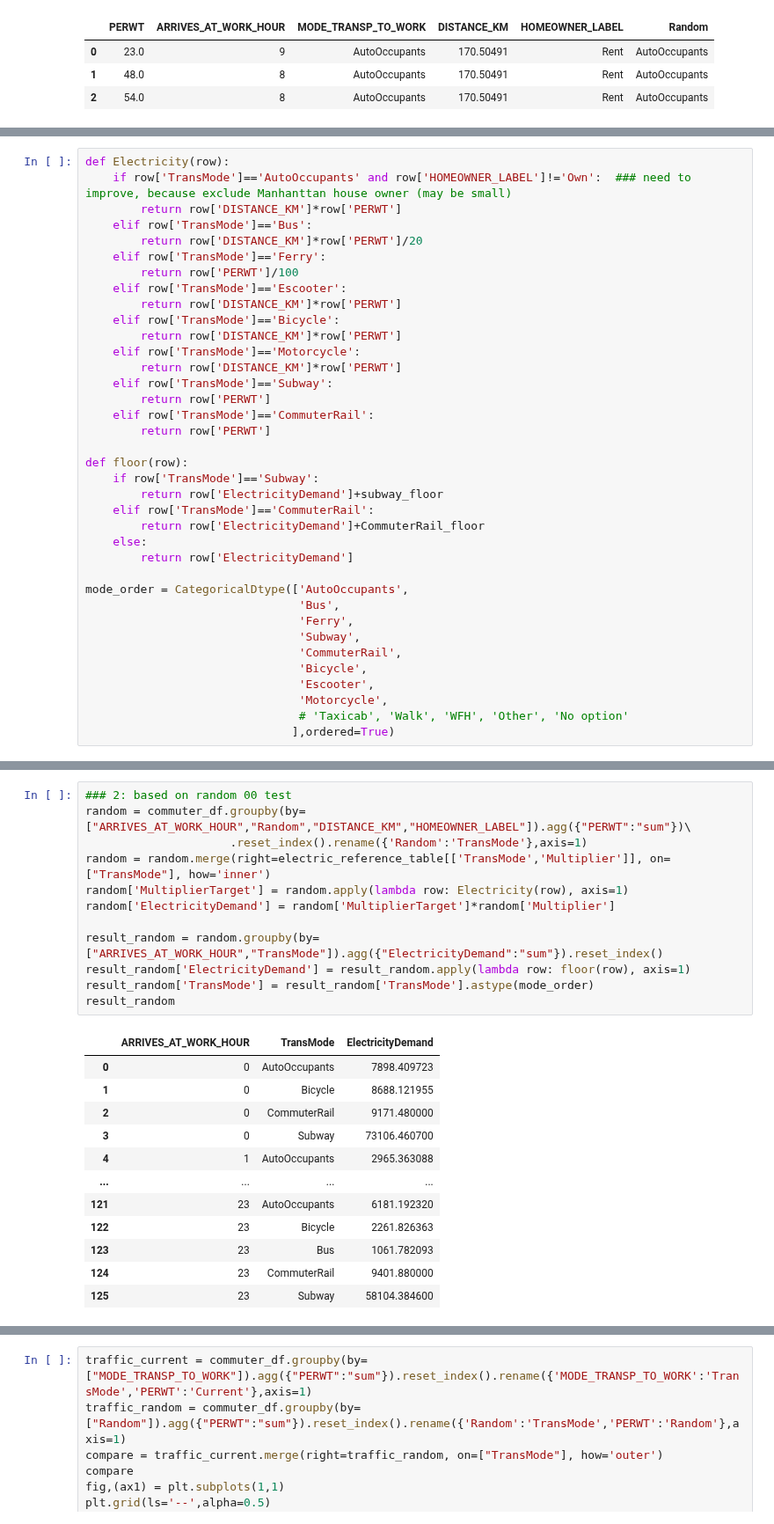
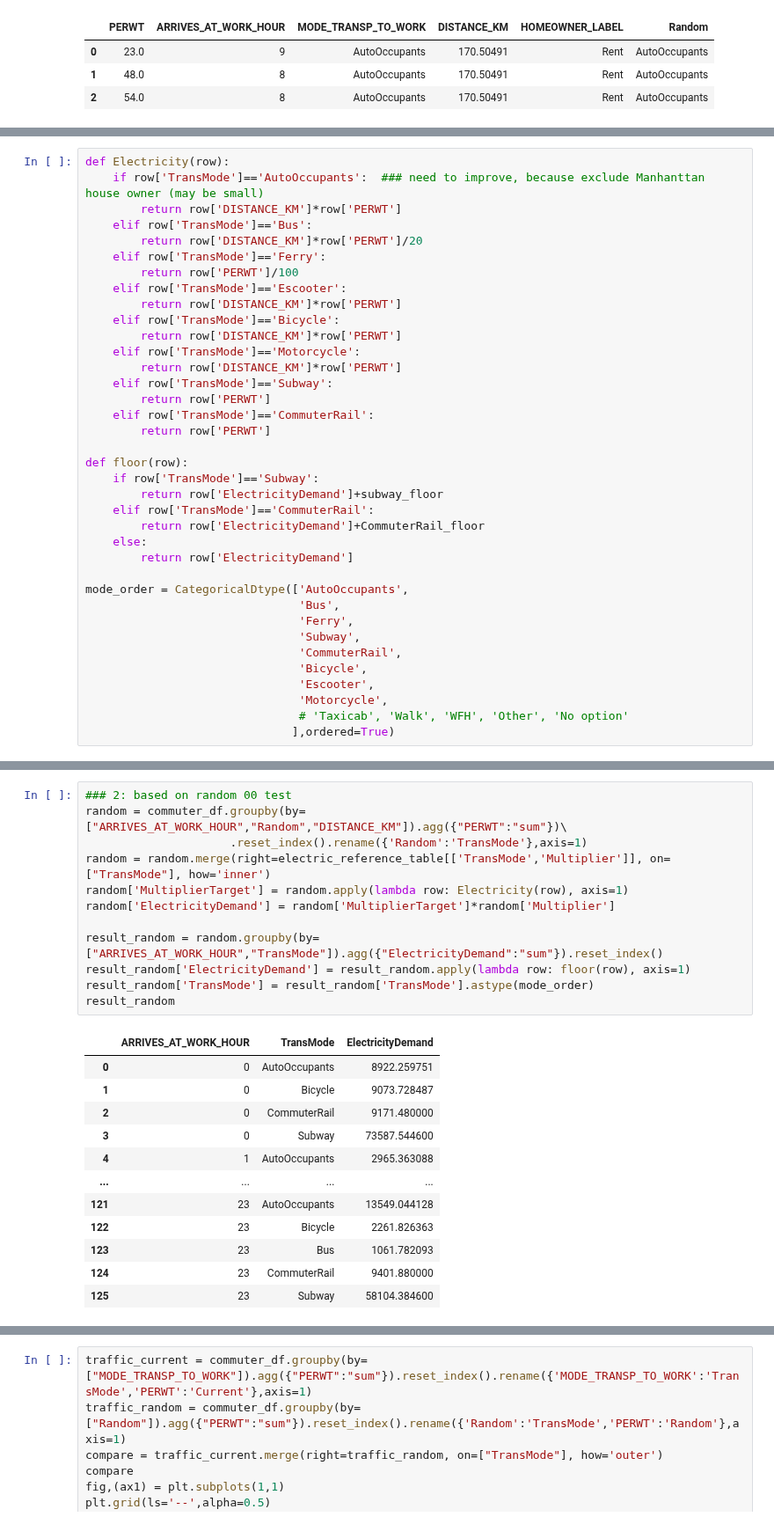
Before and after one commit to BNewborn/mobility-electrification, a Jupyter notebook: 04_ElectricalInfrastructureModel/01_tmp_model_micro.ipynb, the cells around one changed output, grey strips where cells are left out. Shown at 88% size. Cells and saved outputs as stored; diff of their text form.

```diff
--- a/04_ElectricalInfrastructureModel/01_tmp_model_micro.ipynb
+++ b/04_ElectricalInfrastructureModel/01_tmp_model_micro.ipynb
@@ -55,7 +55,7 @@ electric_reference_table
 | 7 | CommuterRail | 9147.0 | 0.240000 | kwh | Number of Commuters | PERWT | PERWT |
 # %%
 def Electricity(row):
-    if row['TransMode']=='AutoOccupants' and row['HOMEOWNER_LABEL']!='Own':  ### need to improve, because exclude Manhanttan house owner (may be small)
+    if row['TransMode']=='AutoOccupants':  ### need to improve, because exclude Manhanttan house owner (may be small)
         return row['DISTANCE_KM']*row['PERWT']
     elif row['TransMode']=='Bus':
         return row['DISTANCE_KM']*row['PERWT']/20
@@ -133,25 +133,25 @@ result_current
 124 rows × 3 columns
 # %%
 ### 2: based on random 00 test
-random = commuter_df.groupby(by=["ARRIVES_AT_WORK_HOUR","Random","DISTANCE_KM","HOMEOWNER_LABEL"]).agg({"PERWT":"sum"})\
+random = commuter_df.groupby(by=["ARRIVES_AT_WORK_HOUR","Random","DISTANCE_KM"]).agg({"PERWT":"sum"})\
                      .reset_index().rename({'Random':'TransMode'},axis=1)
 random = random.merge(right=electric_reference_table[['TransMode','Multiplier']], on=["TransMode"], how='inner')
 random['MultiplierTarget'] = random.apply(lambda row: Electricity(row), axis=1)
 random['ElectricityDemand'] = random['MultiplierTarget']*random['Multiplier']
 
 result_random = random.groupby(by=["ARRIVES_AT_WORK_HOUR","TransMode"]).agg({"ElectricityDemand":"sum"}).reset_index()
 result_random['ElectricityDemand'] = result_random.apply(lambda row: floor(row), axis=1)
 result_random['TransMode'] = result_random['TransMode'].astype(mode_order)
 result_random
 # %% [output]
 |  | ARRIVES_AT_WORK_HOUR | TransMode | ElectricityDemand |
-| 0 | 0 | AutoOccupants | 7898.409723 |
-| 1 | 0 | Bicycle | 8688.121955 |
+| 0 | 0 | AutoOccupants | 8922.259751 |
+| 1 | 0 | Bicycle | 9073.728487 |
 | 2 | 0 | CommuterRail | 9171.480000 |
-| 3 | 0 | Subway | 73106.460700 |
+| 3 | 0 | Subway | 73587.544600 |
 | 4 | 1 | AutoOccupants | 2965.363088 |
 | ... | ... | ... | ... |
-| 121 | 23 | AutoOccupants | 6181.192320 |
+| 121 | 23 | AutoOccupants | 13549.044128 |
 | 122 | 23 | Bicycle | 2261.826363 |
 | 123 | 23 | Bus | 1061.782093 |
 | 124 | 23 | CommuterRail | 9401.880000 |
```
Also changed, not shown: parts of 5 cells of this notebook, 1 other file.
